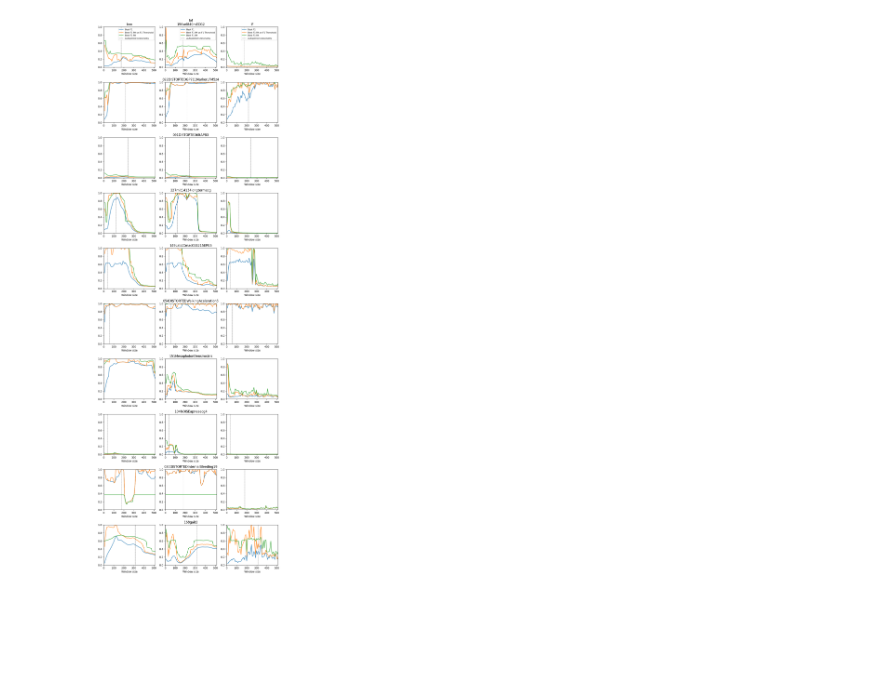
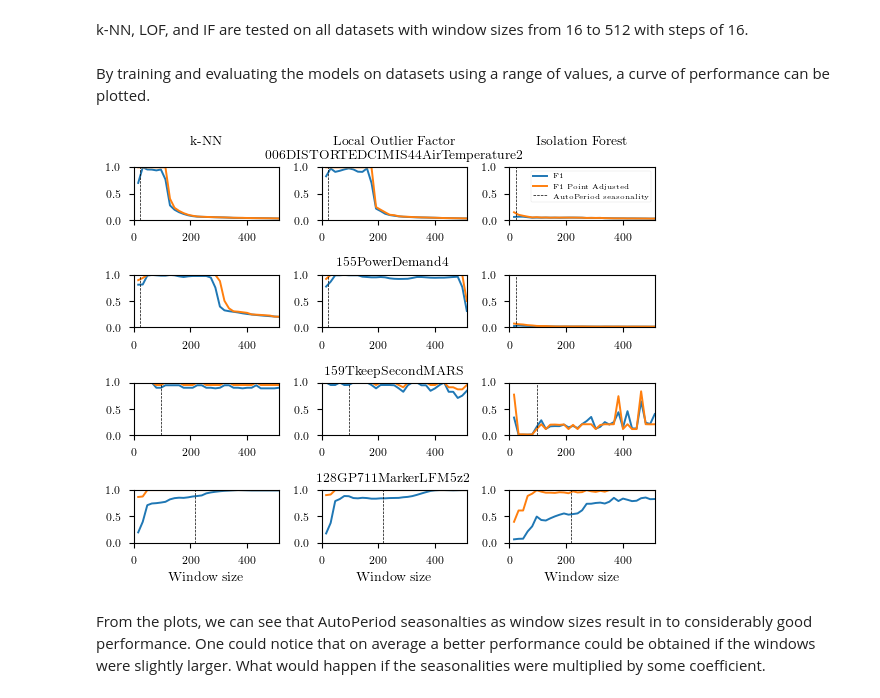
Before and after one commit to NevoleMarek/automltsad, a Jupyter notebook: experiments/01_window_size_importance.ipynb, the cells around one changed output. Cells and saved outputs as stored; diff of their text form; code cells hidden in the pictures; blank space fills up the shorter version.

```diff
--- a/experiments/01_window_size_importance.ipynb
+++ b/experiments/01_window_size_importance.ipynb
@@ -28 +43,10 @@ print(dataset_names)
+# %%
+with open('data/train.txt') as f:
+    datasets = f.readlines()
+
+# indices = random.sample(range(len(datasets)),10)
+# print(indices)
+
+dataset_idx = [58, 91, 17, 90, 92, 21, 39, 79, 73, 80]
+dataset_names = [datasets[i].strip('\n') for i in dataset_idx]
 # %%
@@ -60,3 +89,5 @@ hyperparams = {
 }
+# %% [markdown]
+k-NN, LOF, and IF are tested on all datasets with window sizes from 16 to 512 with steps of 16.
 # %%
 detectors = ['knn', 'lof', 'isoforest']
@@ -109,30 +161,57 @@ No need to rerun
 # %%
 # Read results from previous cell
 data = np.load('./results/window_size_experiment_results.npz')
+f1_s, f1_wo_pa, f1_pas = (
+    data['f1_scores'],
+    data['f1_wo_pa_scores'],
+    data['f1_pa_scores'],
+)
+
+# Load AutoPeriod seasonalities
 dataset_period = np.load('./results/window_size_experiment_autoperiod.npy')
-f1_s, f1_wo_pa, f1_pa = data['f1_scores'], data['f1_wo_pa_scores'], data['f1_pa_scores']
+# %% [markdown]
+By training and evaluating the models on datasets using a range of values, a curve of performance can be plotted.
 # %%
-plt.figure(figsize=(10,30), dpi=100)
+to_label = dict(
+    knn='k-NN', lof='Local Outlier Factor', isoforest='Isolation Forest'
+)
+
+# Hand picked indexes for visualization
+idxs = [0, 2, 4, 8]
+dtst = [dataset_names[i] for i in idxs]
+
+fig, axs = plt.subplots(4, 3, figsize=set_size(subplots=(4, 3)))
 for i, det in enumerate(detectors):
-    for j, fn in enumerate(dataset_names):
+    for j_idx, (j, fn) in enumerate(zip(idxs, dtst)):
         fn = fn.split('_')[0] + fn.split('_')[3]
-        plt.subplot2grid((10, 3), (j, i))
-        plt.plot(window_sizes, f1_s[i, j], label='Best F1')
-        plt.plot(window_sizes, f1_wo_pa[i, j], label='Best F1 PA on F1 Threshold')
-        plt.plot(window_sizes, f1_pa[i, j], label='Best F1 PA')
-        plt.axvline(dataset_period[j], ls='--', lw=0.5, color='black', label='Autoperiod seasonality')
-        plt.xlabel('Window size')
-        plt.ylim(0,1)
-        plt.xlim(0,512)
-        if j == 0:
-            plt.legend(fontsize=8)
+        ax = axs[j_idx][i]
+        ax.plot(window_sizes, f1_s[i, j], label='F1')
+        ax.plot(window_sizes, f1_pas[i, j], label='F1 Point Adjusted')
+        ax.axvline(
+            dataset_period[j],
+            ls='--',
+            lw=0.5,
+            color='black',
+            label='AutoPeriod seasonality',
+        )
+        if j_idx == 3:
+            ax.set_xlabel('Window size')
+        ax.set_ylim(0, 1)
+        ax.set_xlim(0, 512)
+        if j_idx == 0:
+            if i == 2:
+                ax.legend(fontsize=5)
             if i == 1:
-                plt.title(f'{det}\n{fn}', fontsize=12)
+                ax.set_title(f'{to_label[det]}\n{fn}')
             else:
-                plt.title(f'{det}', fontsize=12)
+                ax.set_title(f'{to_label[det]}\n')
 
         elif i == 1:
-            plt.title(f'{fn}', fontsize=12)
+            ax.set_title(f'{fn}')
     plt.tight_layout()
+
+# fig.savefig('./images/window_size_f1.pdf', format='pdf', bbox_inches='tight')
 # %% [output]
-[figure, old version]
+[figure, new version]
+# %% [markdown]
+From the plots, we can see that AutoPeriod seasonalties as window sizes result in to considerably good performance. One could notice that on average a better performance could be obtained if the windows were slightly larger. What would happen if the seasonalities were multiplied by some coefficient.
```
Also changed, not shown: parts of 22 cells of this notebook, 4 other files.
